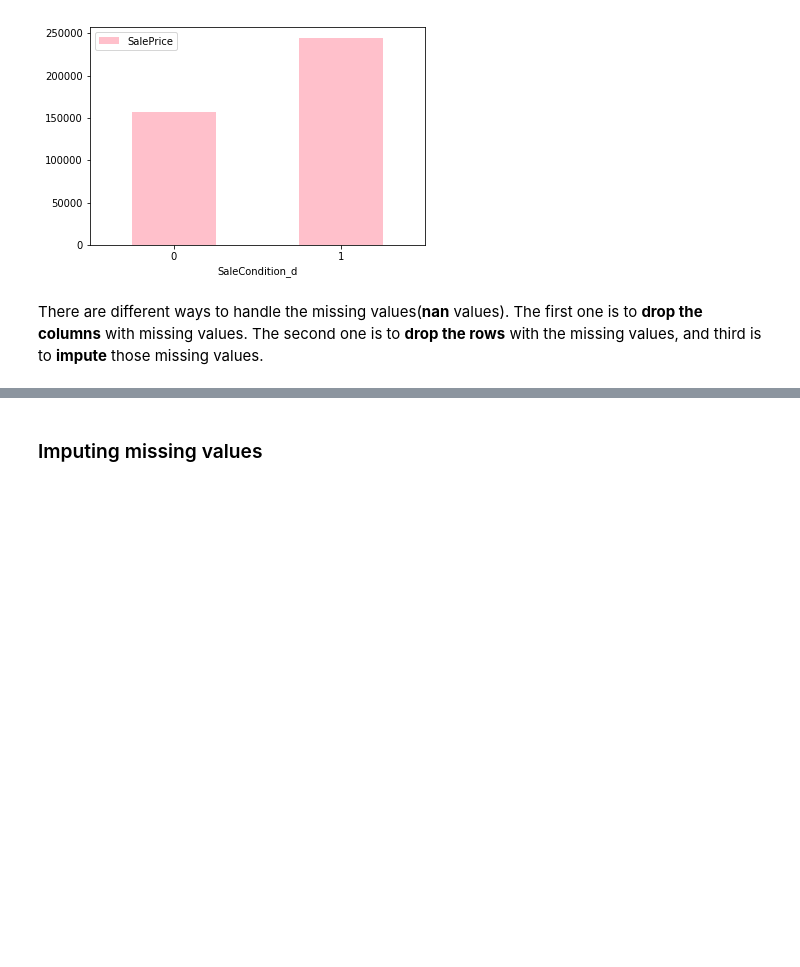
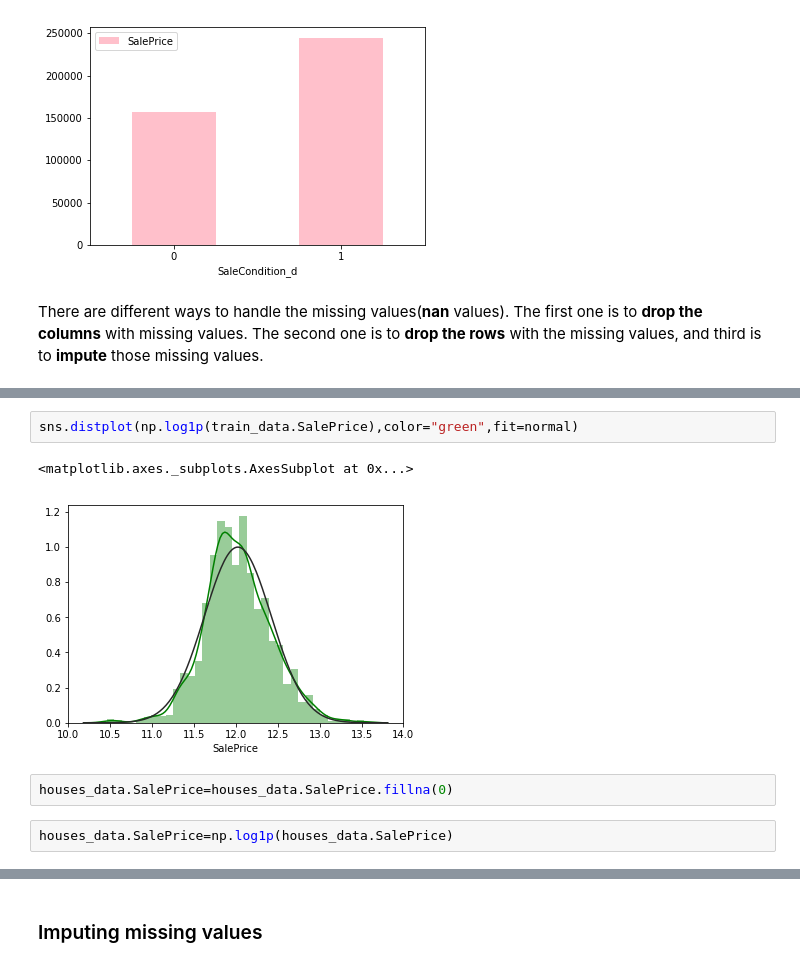
Before and after one commit to dusicastepic/FDSProject, a Jupyter notebook: Semi-final version.ipynb, the cells around one changed output, grey strips where cells are left out. Cells and saved outputs as stored; diff of their text form; blank space fills up the shorter version.

```diff
--- a/Semi-final version.ipynb
+++ b/Semi-final version.ipynb
@@ -65,0 +142,9 @@ There are different ways to handle the missing values(**nan** values). The first
+# %%
+sns.distplot(np.log1p(train_data.SalePrice),color="green",fit=normal)
+# %% [output]
+<matplotlib.axes._subplots.AxesSubplot at 0x...>
+[figure, added]
+# %%
+houses_data.SalePrice=houses_data.SalePrice.fillna(0)
+# %%
+houses_data.SalePrice=np.log1p(houses_data.SalePrice)
```
Also changed, not shown: parts of 54 cells of this notebook.
